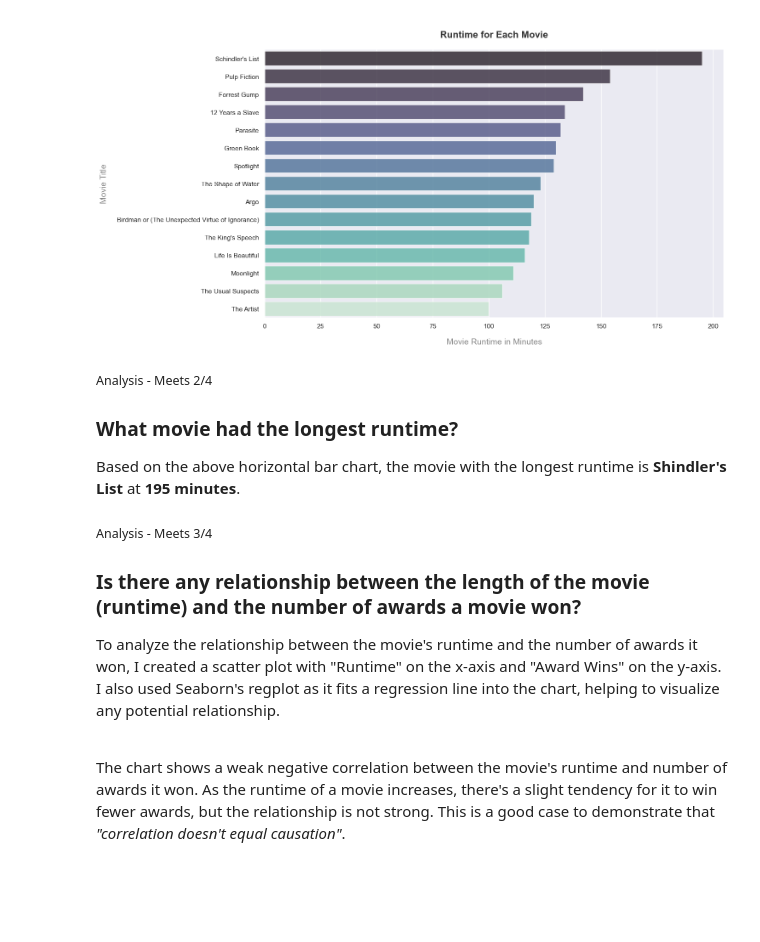
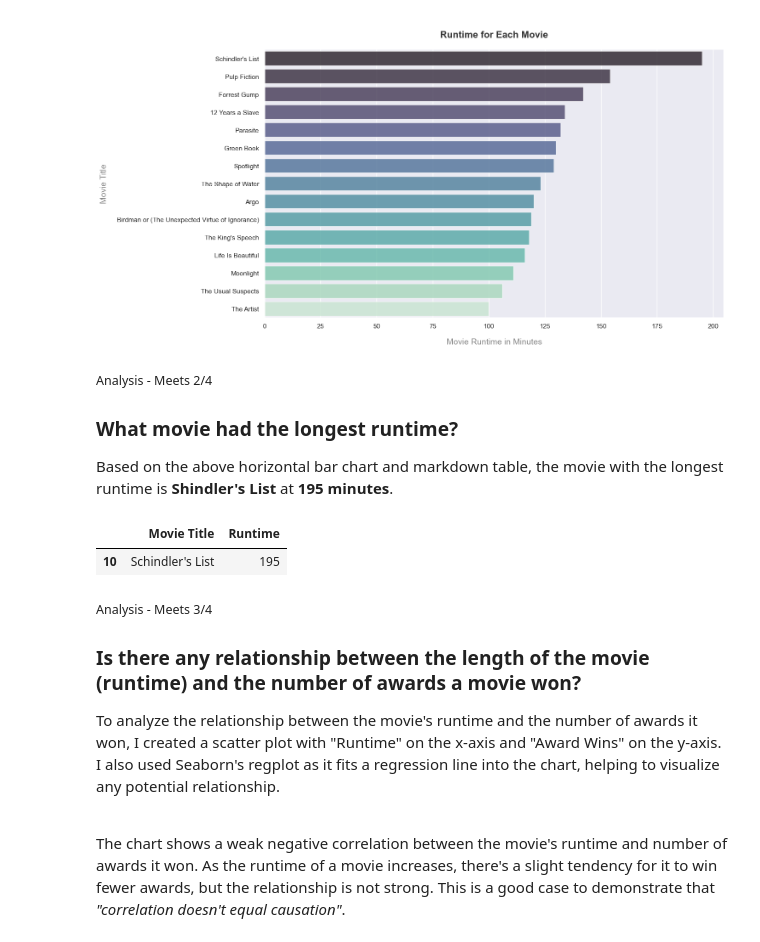
Before and after one commit to brian-jensen/datd-movie-api-analysis, a Jupyter notebook: movie_analysis.ipynb, the cells around one changed output. Drawn from its saved outputs; the diff is of its cells as text; code cells hidden in the pictures; blank space fills up the shorter version.

Commit message:
Add generated markdown tables

```diff
--- a/movie_analysis.ipynb
+++ b/movie_analysis.ipynb
@@ -57 +76,6 @@ I loaded the dataset and identified the relevant columns: "Movie Title" and "Run
+# %%
+# Generate markdown table
+runtime_df = movies_df[[MOVIE_TITLE, RUNTIME]]
+sorted_runtime_df = runtime_df.sort_values(by=RUNTIME, ascending=False)
+markdown_table = sorted_runtime_df.to_markdown(index=False)
 # %%
@@ -88,7 +111,12 @@ plt.show()
 <small>Analysis - Meets 2/4</small>
 ### What movie had the longest runtime?
 
-Based on the above horizontal bar chart, the movie with the longest runtime is **Shindler's List** at **195 minutes**.
+Based on the above horizontal bar chart and markdown table, the movie with the longest runtime is **Shindler's List** at **195 minutes**.
+# %%
+sorted_runtime_df.head(1)
+# %% [output]
+|  | Movie Title | Runtime |
+| 10 | Schindler's List | 195 |
 # %% [markdown]
 <style>
     * {
```
Also changed, not shown: parts of 15 cells of this notebook, 1 other file.
